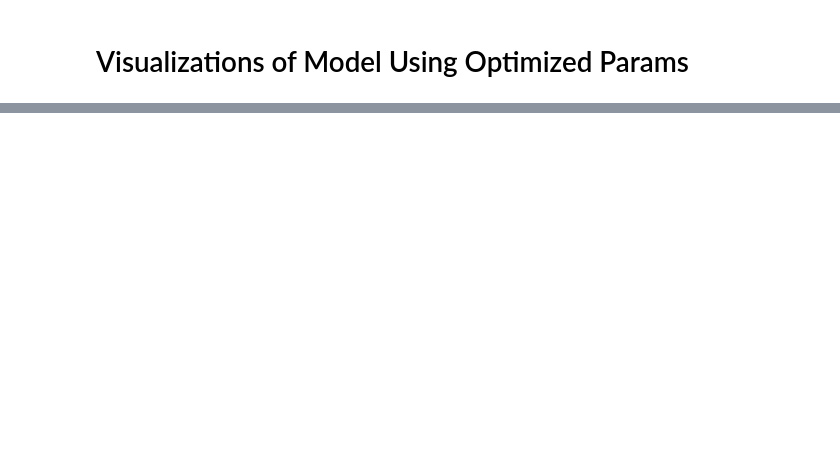
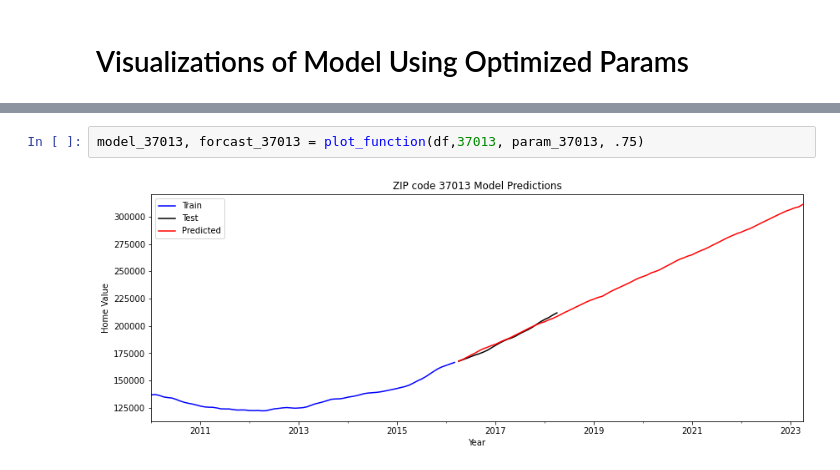
Before and after one commit to howen7/Time-series-zillow, a Jupyter notebook: notebooks/exploratory/Prophet.ipynb, the cells around one changed output, grey strips where cells are left out. Drawn from its saved outputs; the diff is of its cells as text; blank space fills up the shorter version.

```diff
--- a/notebooks/exploratory/Prophet.ipynb
+++ b/notebooks/exploratory/Prophet.ipynb
@@ -162,0 +219,4 @@ root_mse
+# %%
+model_37013, forcast_37013 = plot_function(df,37013, param_37013, .75)
+# %% [output]
+[figure, added]
```
Also changed, not shown: parts of 20 cells of this notebook, 3 other files.
